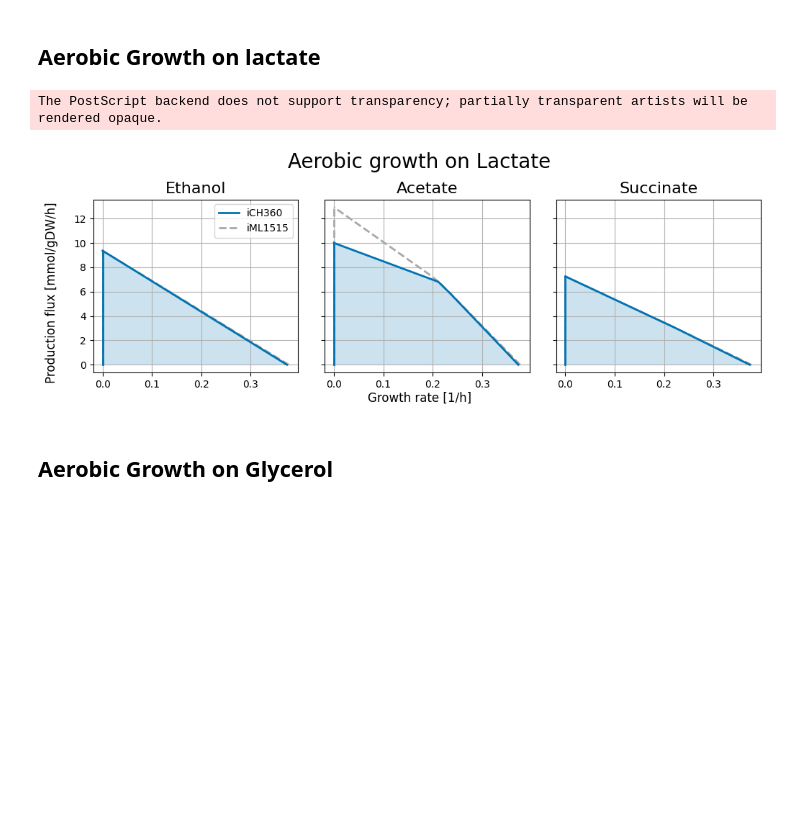
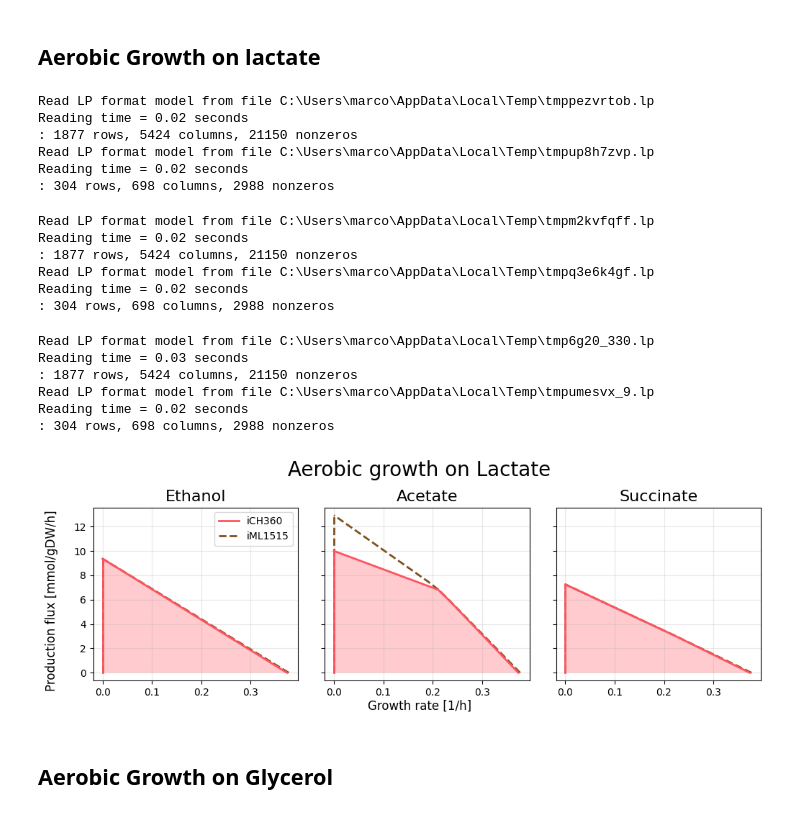
Before and after one commit to marco-corrao/iCH360_paper, a Jupyter notebook: Manuscript_Figures/notebooks/Production_envelope_analysis.ipynb, the cells around one changed output. Cells and saved outputs as stored; diff of their text form; code cells hidden in the pictures; blank space fills up the shorter version.

```diff
--- a/Manuscript_Figures/notebooks/Production_envelope_analysis.ipynb
+++ b/Manuscript_Figures/notebooks/Production_envelope_analysis.ipynb
@@ -26,3 +32,11 @@ iml1515.reactions.EX_glc__D_e.lower_bound=0.
+# %%
+aerobic_color="#ff5460ff"
+anaerobic_color="#1484ffff"
+iml1515_color='#80511f'
+ich360red_color=iml1515_color
+ecc_color=iml1515_color
+ecc2_color='#e92ea3ff'
+grid_alpha=0.3
 # %% [markdown]
 # iCH360 vs iMl1515
 # %% [markdown]
@@ -31,8 +45,6 @@ iml1515.reactions.EX_glc__D_e.lower_bound=0.
 carbon_source='glc__D'
 products=['EX_etoh_e','EX_ac_e','EX_lac__D_e','EX_succ_e']
 product_names=['Ethanol','Acetate','Lactate','Succinate']
-aerobic_color="#0173B2"
-anaerobic_color="#DE8F05"
 fig,ax=plt.subplots(int(np.ceil(len(products)/2)),2,figsize=(10,5),sharex=True,sharey=True)
 plt.tight_layout()
 
@@ -45,7 +57,7 @@ for k,product in tqdm.tqdm(enumerate(products)):
                         carbon_sources=[carbon_source],
                         target_reaction=product,
                         ax=ax[coords],
-                        color='darkgrey',
+                        color=iml1515_color,
                         ls='--',
                         label='iML1515',
                         fill=False)
@@ -55,7 +67,7 @@ for k,product in tqdm.tqdm(enumerate(products)):
                         carbon_sources=[carbon_source],
                         target_reaction=product,
                         ax=ax[coords],
-                        color='darkgrey',
+                        color=iml1515_color,
                         label=None,
                         ls='--',
                         fill=False)
@@ -78,13 +90,13 @@ for k,product in tqdm.tqdm(enumerate(products)):
                         label='anaerobic',
                         color=anaerobic_color)
     ax[coords].set_title(f'{product_names[k]}',fontsize=16)
-    ax[coords].grid()
+    ax[coords].grid(alpha=grid_alpha)
 
 ax[0,0].legend(reverse=True)
 fig.supxlabel('Growth rate [1/h]',y=-0.02)
 fig.supylabel('Production flux [mmol/gDW/h]',x=-0.02)
 
-for extension in ['svg','eps','png','pdf']:
+for extension in ['pdf']:
     fig.savefig(f'../figures/ich360_vs_iml1515_ppp_glucose_type3.{extension}',
                 bbox_inches='tight',
                 )
@@ -97,8 +156,6 @@ The PostScript backend does not support transparency; partially transparent arti
 carbon_source='lac__D'
 products=['EX_etoh_e','EX_ac_e','EX_succ_e']
 product_names=['Ethanol','Acetate','Succinate']
-aerobic_color="#0173B2"
-anaerobic_color="#DE8F05"
 fig,ax=plt.subplots(int(np.ceil(len(products)/3)),3,figsize=(10,3),sharex=True,sharey=True)
 ax=ax.reshape(1,-1)
 plt.tight_layout()
@@ -111,38 +168,55 @@ for k,product in tqdm.tqdm(enumerate(products)):
                         knockouts=[],
                         carbon_sources=[carbon_source],
                         target_reaction=product,
                         ax=ax[coords],
-                        color='darkgrey',
+                        color=iml1515_color,
                         ls='--',
                         label='iML1515',
                         fill=False)
     #=======
 
     #iCH360 (left)======
     #aerobic
     fba_utils.plot_envelope(wt_model=ich360,
                         knockouts=[],
                         carbon_sources=[carbon_source],
                         target_reaction=product,
                         ax=ax[coords],
                         label='iCH360',
                         color=aerobic_color)
 
     ax[coords].set_title(f'{product_names[k]}',fontsize=16)
-    ax[coords].grid()
+    ax[coords].grid(alpha=grid_alpha)
 
 ax[0,0].legend(reverse=True)
 fig.suptitle("Aerobic growth on Lactate",fontsize=20,y=1.15)
 fig.supxlabel('Growth rate [1/h]',y=-0.02)
 fig.supylabel('Production flux [mmol/gDW/h]',x=-0.02)
 
-for extension in ['svg','eps','png','pdf']:
+for extension in ['pdf','svg']:
     fig.savefig(f'../figures/ich360_vs_iml1515_ppp_lactate_type3.{extension}',
                 bbox_inches='tight',
                 )
 # %% [output]
-The PostScript backend does not support transparency; partially transparent artists will be rendered opaque.
+Read LP format model from file C:\Users\marco\AppData\Local\Temp\tmppezvrtob.lp
+Reading time = 0.02 seconds
+: 1877 rows, 5424 columns, 21150 nonzeros
+Read LP format model from file C:\Users\marco\AppData\Local\Temp\tmpup8h7zvp.lp
+Reading time = 0.02 seconds
+: 304 rows, 698 columns, 2988 nonzeros
+Read LP format model from file C:\Users\marco\AppData\Local\Temp\tmpm2kvfqff.lp
+Reading time = 0.02 seconds
+: 1877 rows, 5424 columns, 21150 nonzeros
+Read LP format model from file C:\Users\marco\AppData\Local\Temp\tmpq3e6k4gf.lp
+Reading time = 0.02 seconds
+: 304 rows, 698 columns, 2988 nonzeros
+Read LP format model from file C:\Users\marco\AppData\Local\Temp\tmp6g20_330.lp
+Reading time = 0.03 seconds
+: 1877 rows, 5424 columns, 21150 nonzeros
+Read LP format model from file C:\Users\marco\AppData\Local\Temp\tmpumesvx_9.lp
+Reading time = 0.02 seconds
+: 304 rows, 698 columns, 2988 nonzeros
-[figure, old version]
+[figure, new version]
 # %% [markdown]
 ## Aerobic Growth on Glycerol
 # %%
```
Also changed, not shown: parts of 15 cells of this notebook.
